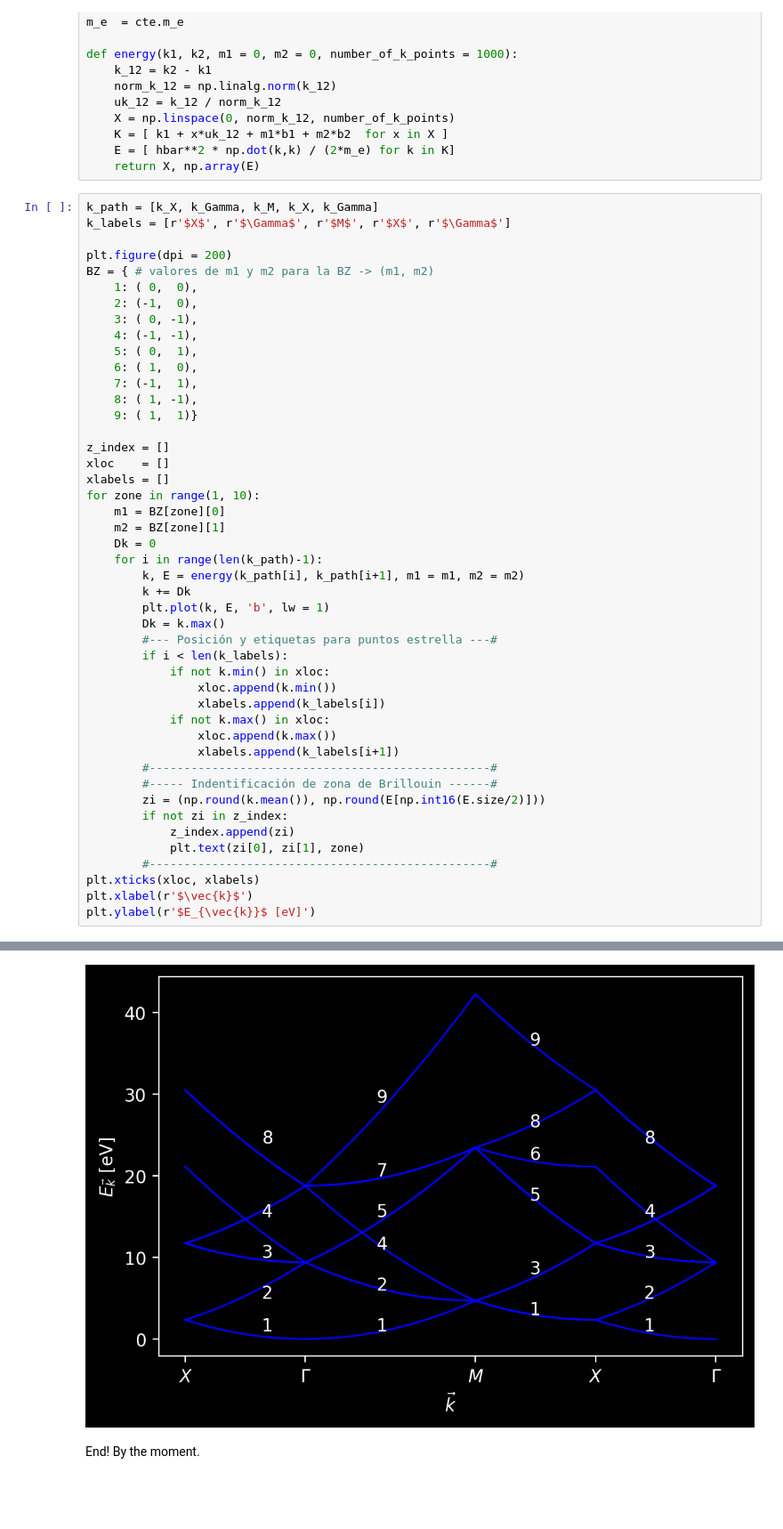
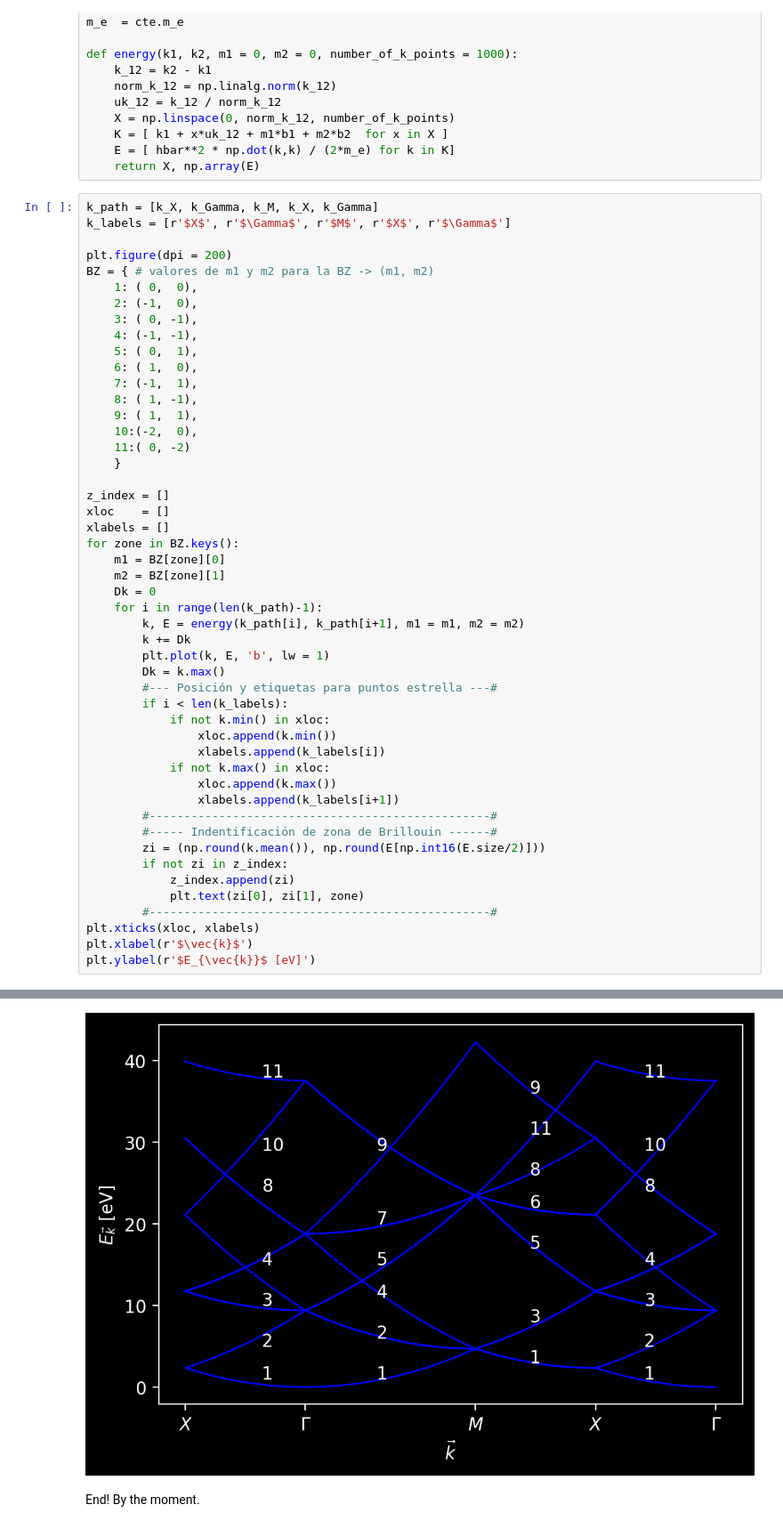
Before and after one commit to davidalejandromiranda/estadoSolido, a Jupyter notebook: S4_EnergiaCelda2D_ElectronLibre.ipynb, the cells around one changed output, grey strips where cells are left out. Shown: that part at 89% size. Cells and saved outputs as stored; diff of their text form; blank space fills up the shorter version.

```diff
--- a/S4_EnergiaCelda2D_ElectronLibre.ipynb
+++ b/S4_EnergiaCelda2D_ElectronLibre.ipynb
@@ -58,40 +58,43 @@ BZ = { # valores de m1 y m2 para la BZ -> (m1, m2)
     6: ( 1,  0),
     7: (-1,  1),
     8: ( 1, -1),
-    9: ( 1,  1)}
+    9: ( 1,  1),
+    10:(-2,  0),
+    11:( 0, -2)
+    }
 
 z_index = []
 xloc    = []
 xlabels = []
-for zone in range(1, 10):
+for zone in BZ.keys():
     m1 = BZ[zone][0]
     m2 = BZ[zone][1]
     Dk = 0
     for i in range(len(k_path)-1):
         k, E = energy(k_path[i], k_path[i+1], m1 = m1, m2 = m2)
         k += Dk
         plt.plot(k, E, 'b', lw = 1)
         Dk = k.max()
         #--- Posición y etiquetas para puntos estrella ---#
         if i < len(k_labels):
             if not k.min() in xloc:
                 xloc.append(k.min())
                 xlabels.append(k_labels[i])
             if not k.max() in xloc:
                 xloc.append(k.max())
                 xlabels.append(k_labels[i+1])
         #-------------------------------------------------#
         #----- Indentificación de zona de Brillouin ------#
         zi = (np.round(k.mean()), np.round(E[np.int16(E.size/2)]))
         if not zi in z_index:
             z_index.append(zi)
             plt.text(zi[0], zi[1], zone)
         #-------------------------------------------------#
 plt.xticks(xloc, xlabels)
 plt.xlabel(r'$\vec{k}$')
 plt.ylabel(r'$E_{\vec{k}}$ [eV]')
 # %% [output]
 Text(0, 0.5, '$E_{\\vec{k}}$ [eV]')
-[figure, old version]
+[figure, new version]
 # %% [markdown]
 End! By the moment.
```
Also changed, not shown: parts of 1 cell of this notebook.
